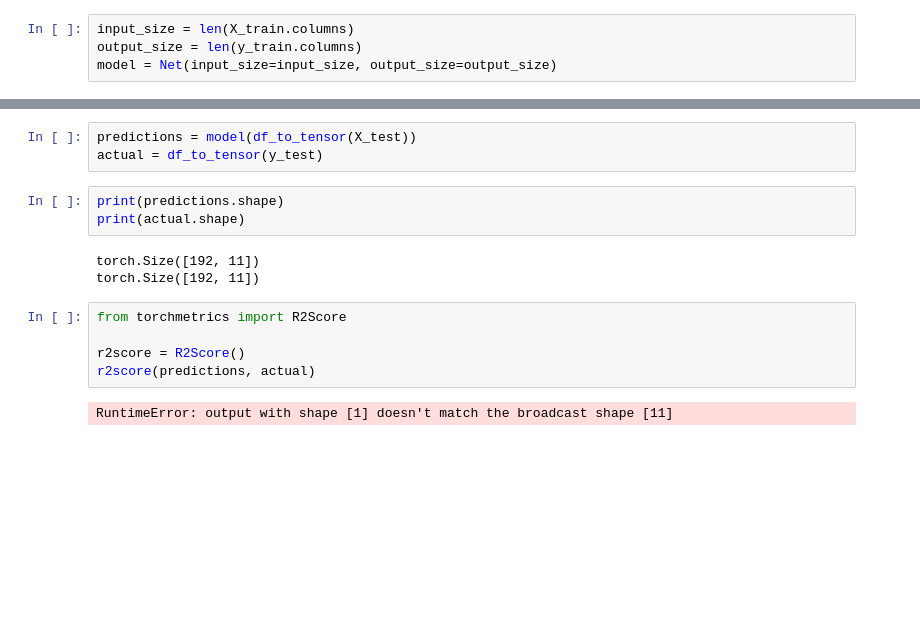
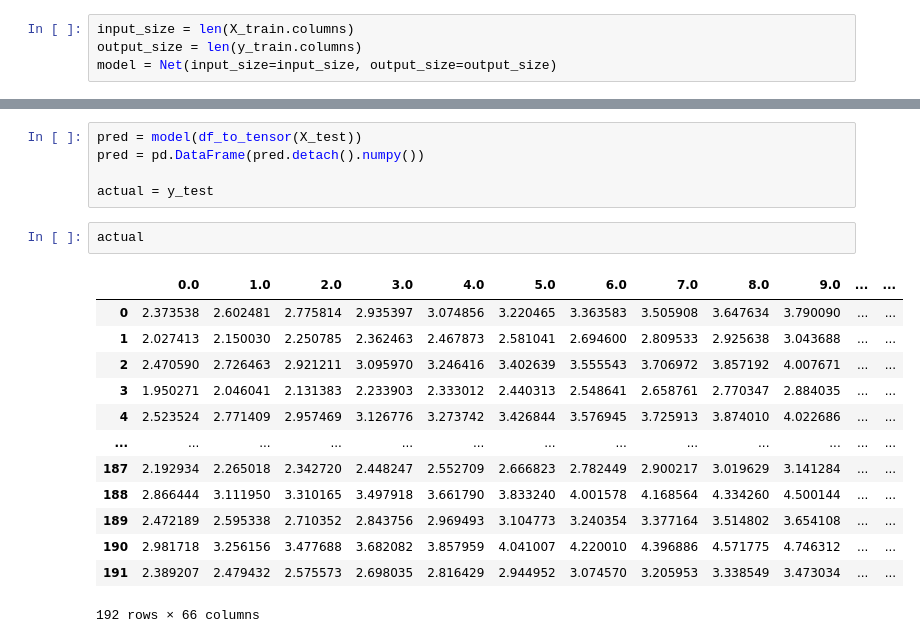
Before and after one commit to iAmBrig12/REU_AI_Thermography, a Jupyter notebook: all_features.ipynb, the cells around one changed output, grey strips where cells are left out. Saved outputs shown, nothing was run; the diff lists cells and outputs as text; blank space fills up the shorter version.

```diff
--- a/all_features.ipynb
+++ b/all_features.ipynb
@@ -114,16 +123,21 @@ Epoch 15/15, Loss: 5148.553223
 # %%
-predictions = model(df_to_tensor(X_test))
-actual = df_to_tensor(y_test)
+pred = model(df_to_tensor(X_test))
+pred = pd.DataFrame(pred.detach().numpy())
+
+actual = y_test
-# %%
-print(predictions.shape)
-print(actual.shape)
-# %% [output]
-torch.Size([192, 11])
-torch.Size([192, 11])
-# %%
-from torchmetrics import R2Score
-
-r2score = R2Score()
-r2score(predictions, actual)
-# %% [output]
-RuntimeError: output with shape [1] doesn't match the broadcast shape [11]
+# %%
+actual
+# %% [output]
+|  | 0.0 | 1.0 | 2.0 | 3.0 | 4.0 | 5.0 | 6.0 | 7.0 | 8.0 | 9.0 | ... | ... |
+| 0 | 2.373538 | 2.602481 | 2.775814 | 2.935397 | 3.074856 | 3.220465 | 3.363583 | 3.505908 | 3.647634 | 3.790090 | ... | ... |
+| 1 | 2.027413 | 2.150030 | 2.250785 | 2.362463 | 2.467873 | 2.581041 | 2.694600 | 2.809533 | 2.925638 | 3.043688 | ... | ... |
+| 2 | 2.470590 | 2.726463 | 2.921211 | 3.095970 | 3.246416 | 3.402639 | 3.555543 | 3.706972 | 3.857192 | 4.007671 | ... | ... |
+| 3 | 1.950271 | 2.046041 | 2.131383 | 2.233903 | 2.333012 | 2.440313 | 2.548641 | 2.658761 | 2.770347 | 2.884035 | ... | ... |
+| 4 | 2.523524 | 2.771409 | 2.957469 | 3.126776 | 3.273742 | 3.426844 | 3.576945 | 3.725913 | 3.874010 | 4.022686 | ... | ... |
+| ... | ... | ... | ... | ... | ... | ... | ... | ... | ... | ... | ... | ... |
+| 187 | 2.192934 | 2.265018 | 2.342720 | 2.448247 | 2.552709 | 2.666823 | 2.782449 | 2.900217 | 3.019629 | 3.141284 | ... | ... |
+| 188 | 2.866444 | 3.111950 | 3.310165 | 3.497918 | 3.661790 | 3.833240 | 4.001578 | 4.168564 | 4.334260 | 4.500144 | ... | ... |
+| 189 | 2.472189 | 2.595338 | 2.710352 | 2.843756 | 2.969493 | 3.104773 | 3.240354 | 3.377164 | 3.514802 | 3.654108 | ... | ... |
+| 190 | 2.981718 | 3.256156 | 3.477688 | 3.682082 | 3.857959 | 4.041007 | 4.220010 | 4.396886 | 4.571775 | 4.746312 | ... | ... |
+| 191 | 2.389207 | 2.479432 | 2.575573 | 2.698035 | 2.816429 | 2.944952 | 3.074570 | 3.205953 | 3.338549 | 3.473034 | ... | ... |
+192 rows × 66 columns
```
Also changed, not shown: parts of 8 cells of this notebook, 1 other file.
